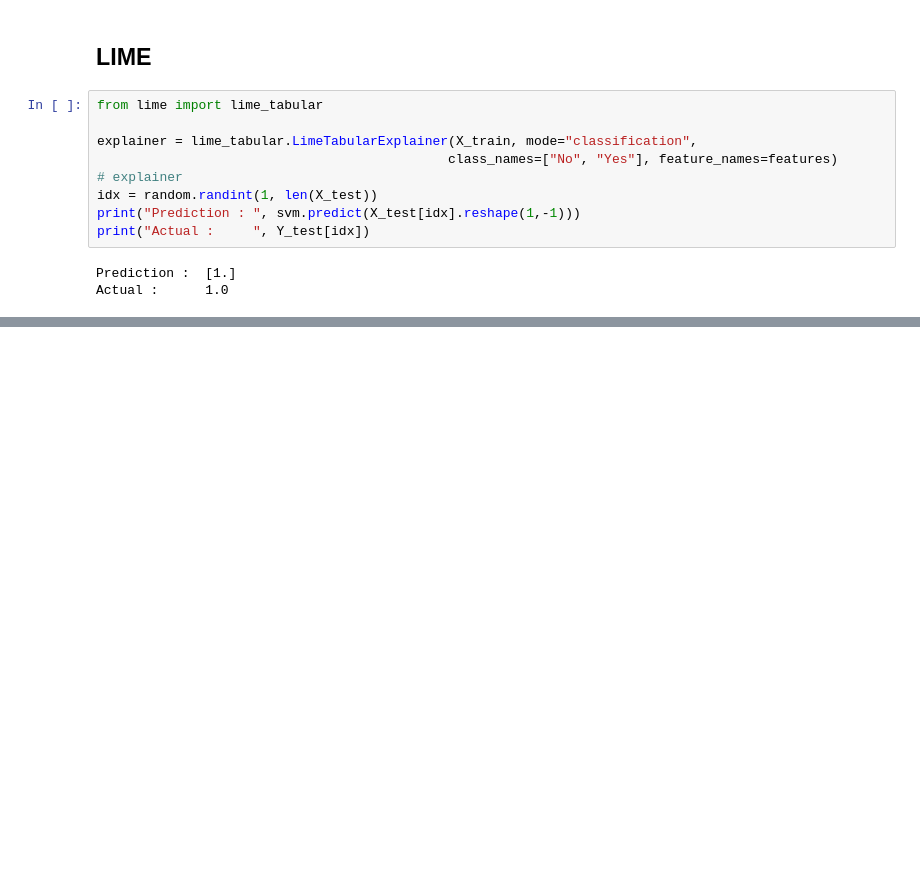
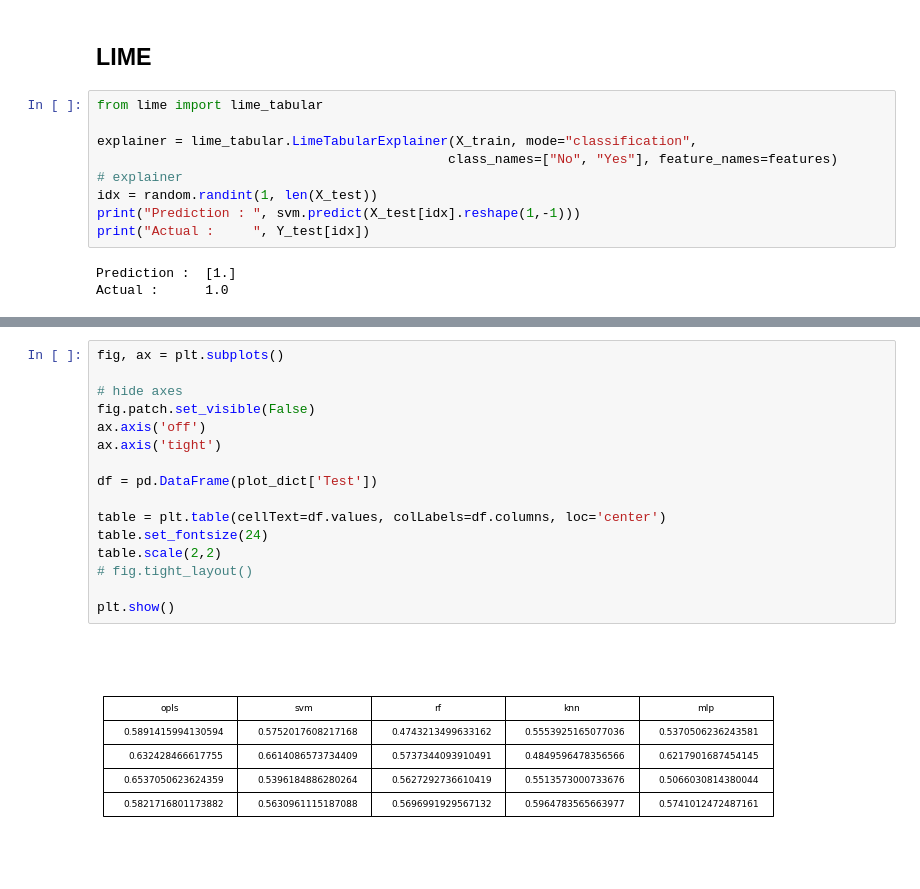
Before and after one commit to Ahmadsad/LungCancer, a Jupyter notebook: load_and_run_tfidf.ipynb, the cells around one changed output, grey strips where cells are left out. Cells and saved outputs as stored; diff of their text form; blank space fills up the shorter version.

```diff
--- a/load_and_run_tfidf.ipynb
+++ b/load_and_run_tfidf.ipynb
@@ -528,3 +876,21 @@ Adding an axes using the same arguments as a previous axes currently reuses the
+# %%
+fig, ax = plt.subplots()
+
+# hide axes
+fig.patch.set_visible(False)
+ax.axis('off')
+ax.axis('tight')
+
+df = pd.DataFrame(plot_dict['Test'])
+
+table = plt.table(cellText=df.values, colLabels=df.columns, loc='center')
+table.set_fontsize(24)
+table.scale(2,2)
+# fig.tight_layout()
+
+plt.show()
+# %% [output]
+[figure, added]
 # %%
 plt.figure(figsize=(20,5))
 
```
Also changed, not shown: parts of 40 cells of this notebook, 7 other files.
